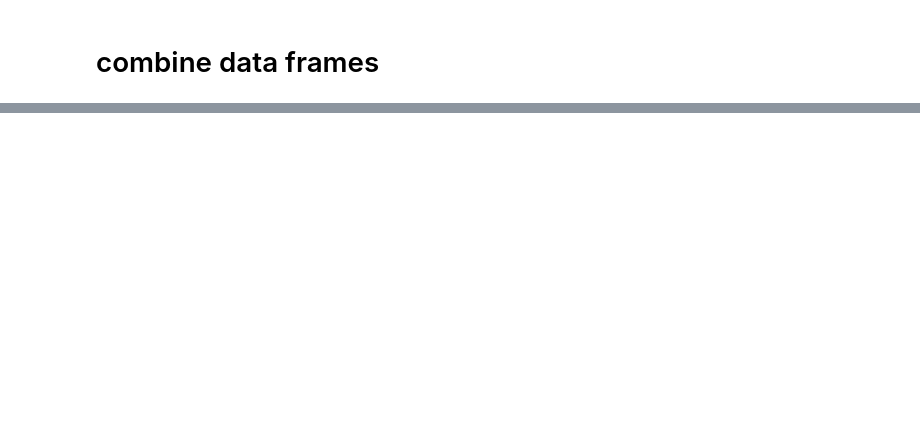
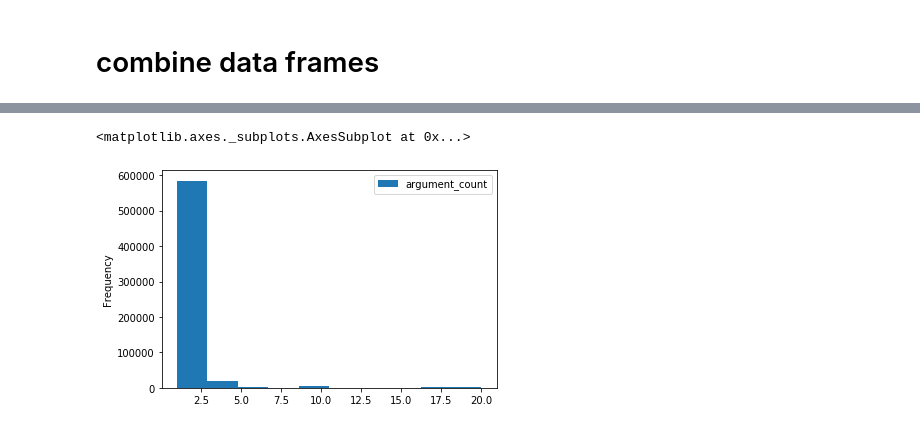
Before and after one commit to asoa/Windows-Process-Classifier, a Jupyter notebook: data_exploration.ipynb, the cells around one changed output, grey strips where cells are left out. Cells and saved outputs as stored; diff of their text form; code cells hidden in the pictures; blank space fills up the shorter version.

```diff
--- a/data_exploration.ipynb
+++ b/data_exploration.ipynb
@@ -208,0 +258,5 @@ df_path = df_arg.join(df_path_count, on='process_path').selectExpr(
+# %%
+df3.select('argument_count').toPandas().plot.hist()
+# %% [output]
+<matplotlib.axes._subplots.AxesSubplot at 0x...>
+[figure, added]
```
Also changed, not shown: parts of 23 cells of this notebook.
